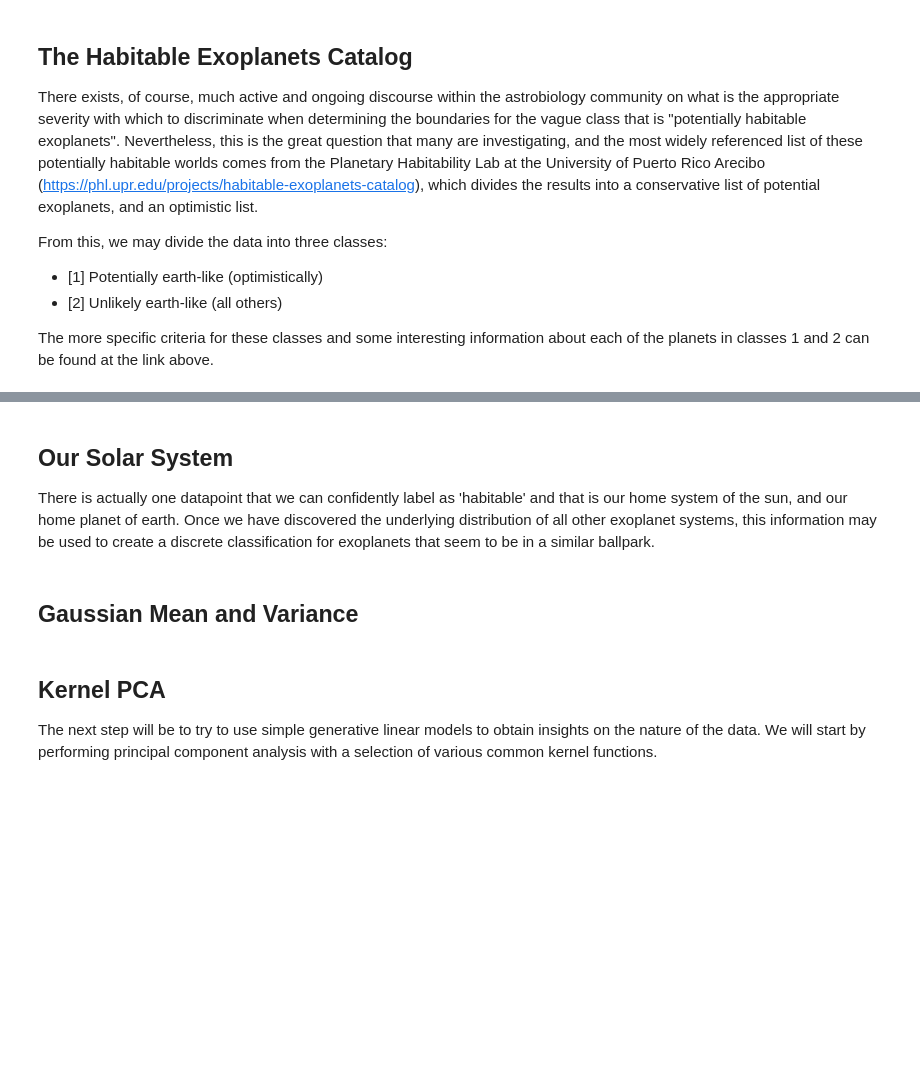
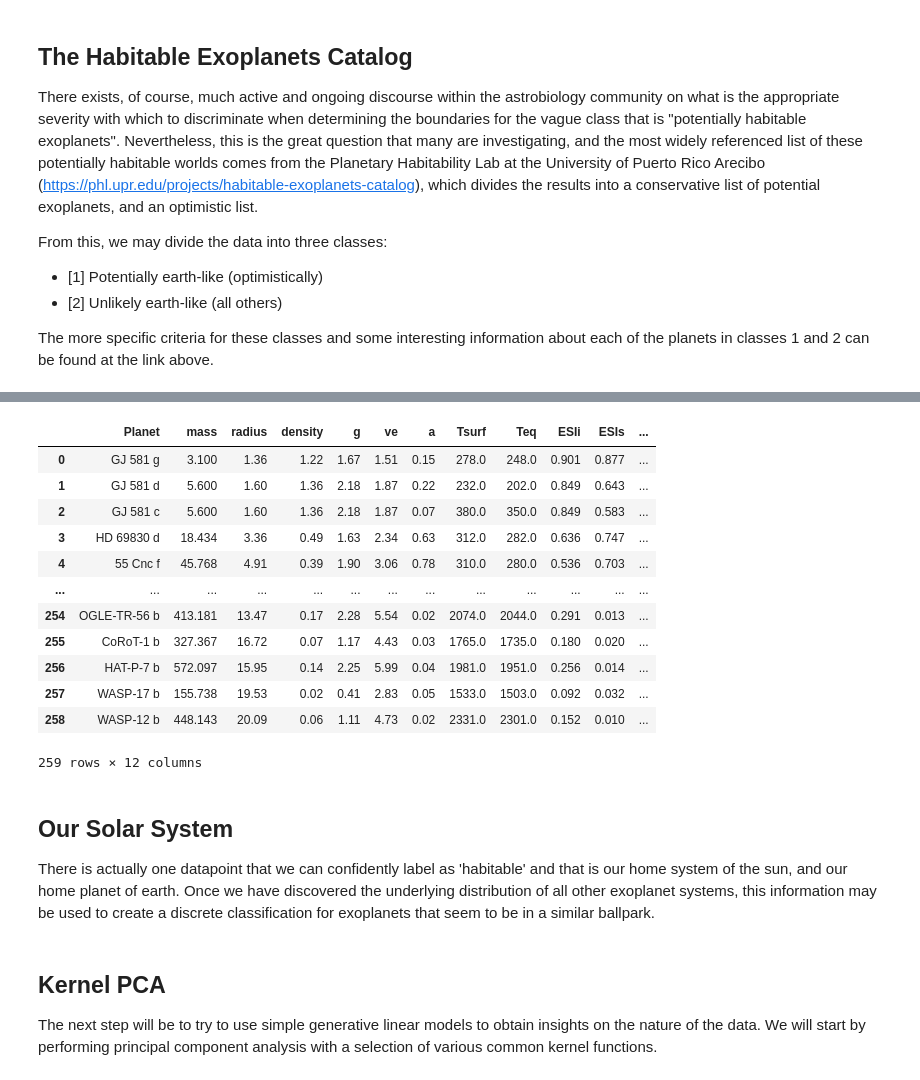
Before and after one commit to tw-ilson/Exoplanet-Habitability-DS4400, a Jupyter notebook: main.ipynb, the cells around one changed output, grey strips where cells are left out. Saved outputs shown, nothing was run; the diff lists cells and outputs as text; code cells hidden in the pictures; blank space fills up the shorter version.

```diff
--- a/main.ipynb
+++ b/main.ipynb
@@ -352,3 +363,21 @@ y_test = y[len(x_train):]
+# %%
+esi_info = pd.read_csv('data/data_extrasolar_ESI.txt', sep="\ [\ ]+", engine='python')
+
+esi_info
+# %% [output]
+|  | Planet | mass | radius | density | g | ve | a | Tsurf | Teq | ESIi | ESIs | ... |
+| 0 | GJ 581 g | 3.100 | 1.36 | 1.22 | 1.67 | 1.51 | 0.15 | 278.0 | 248.0 | 0.901 | 0.877 | ... |
+| 1 | GJ 581 d | 5.600 | 1.60 | 1.36 | 2.18 | 1.87 | 0.22 | 232.0 | 202.0 | 0.849 | 0.643 | ... |
+| 2 | GJ 581 c | 5.600 | 1.60 | 1.36 | 2.18 | 1.87 | 0.07 | 380.0 | 350.0 | 0.849 | 0.583 | ... |
+| 3 | HD 69830 d | 18.434 | 3.36 | 0.49 | 1.63 | 2.34 | 0.63 | 312.0 | 282.0 | 0.636 | 0.747 | ... |
+| 4 | 55 Cnc f | 45.768 | 4.91 | 0.39 | 1.90 | 3.06 | 0.78 | 310.0 | 280.0 | 0.536 | 0.703 | ... |
+| ... | ... | ... | ... | ... | ... | ... | ... | ... | ... | ... | ... | ... |
+| 254 | OGLE-TR-56 b | 413.181 | 13.47 | 0.17 | 2.28 | 5.54 | 0.02 | 2074.0 | 2044.0 | 0.291 | 0.013 | ... |
+| 255 | CoRoT-1 b | 327.367 | 16.72 | 0.07 | 1.17 | 4.43 | 0.03 | 1765.0 | 1735.0 | 0.180 | 0.020 | ... |
+| 256 | HAT-P-7 b | 572.097 | 15.95 | 0.14 | 2.25 | 5.99 | 0.04 | 1981.0 | 1951.0 | 0.256 | 0.014 | ... |
+| 257 | WASP-17 b | 155.738 | 19.53 | 0.02 | 0.41 | 2.83 | 0.05 | 1533.0 | 1503.0 | 0.092 | 0.032 | ... |
+| 258 | WASP-12 b | 448.143 | 20.09 | 0.06 | 1.11 | 4.73 | 0.02 | 2331.0 | 2301.0 | 0.152 | 0.010 | ... |
+259 rows × 12 columns
 # %% [markdown]
 ## Our Solar System
 
@@ -373,2 +393,0 @@ m_sun = np.array([SUN_MASS,
-# %% [markdown]
-## Gaussian Mean and Variance
```
Also changed, not shown: parts of 17 cells of this notebook, 2 other files.
